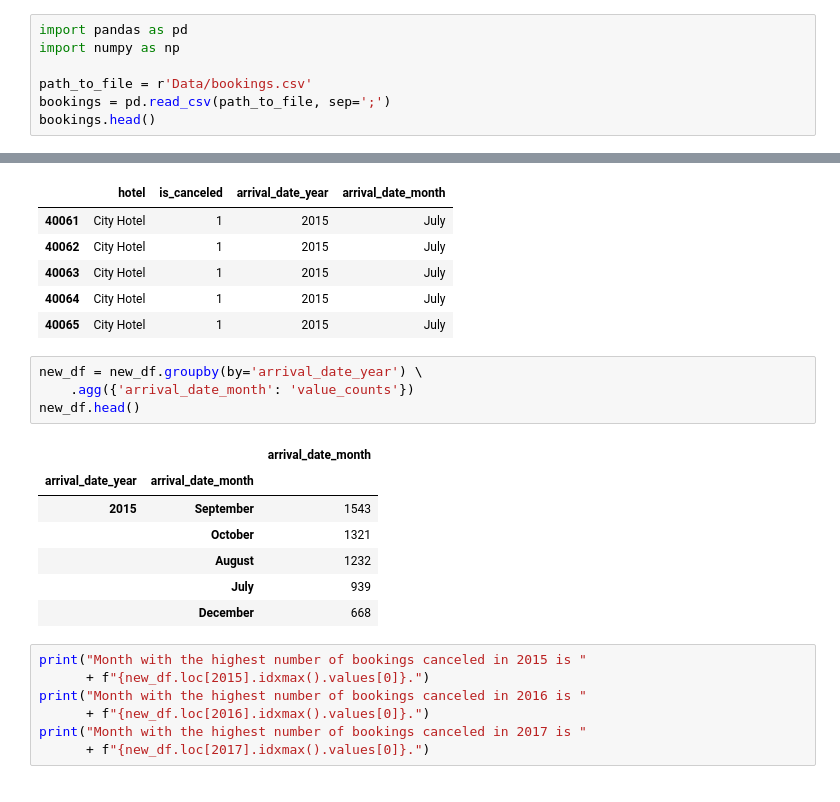
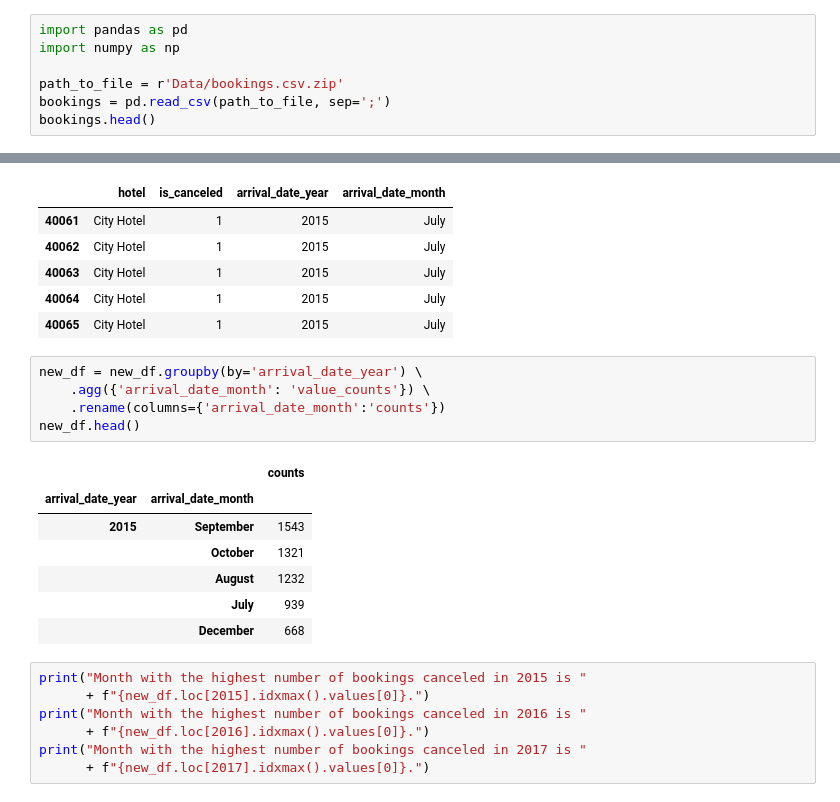
Before and after one commit to iegorushkin/data_analyst-karpov.courses, a Jupyter notebook: python_miniprojects/miniproject_1.ipynb, the cells around one changed output, grey strips where cells are left out. Saved outputs shown, nothing was run; the diff lists cells and outputs as text.

```diff
--- a/python_miniprojects/miniproject_1.ipynb
+++ b/python_miniprojects/miniproject_1.ipynb
@@ -35,7 +35,7 @@
 import pandas as pd
 import numpy as np
 
-path_to_file = r'Data/bookings.csv'
+path_to_file = r'Data/bookings.csv.zip'
 bookings = pd.read_csv(path_to_file, sep=';')
 bookings.head()
 # %% [output]
@@ -237,10 +212,11 @@ new_df.head()
 | 40065 | City Hotel | 1 | 2015 | July |
 # %%
 new_df = new_df.groupby(by='arrival_date_year') \
-    .agg({'arrival_date_month': 'value_counts'})
+    .agg({'arrival_date_month': 'value_counts'}) \
+    .rename(columns={'arrival_date_month':'counts'})
 new_df.head()
 # %% [output]
-|  |  | arrival_date_month |
+|  |  | counts |
 | arrival_date_year | arrival_date_month |  |
 | 2015 | September | 1543 |
 |  | October | 1321 |
```
Also changed, not shown: parts of 6 cells of this notebook, 5 other files.
